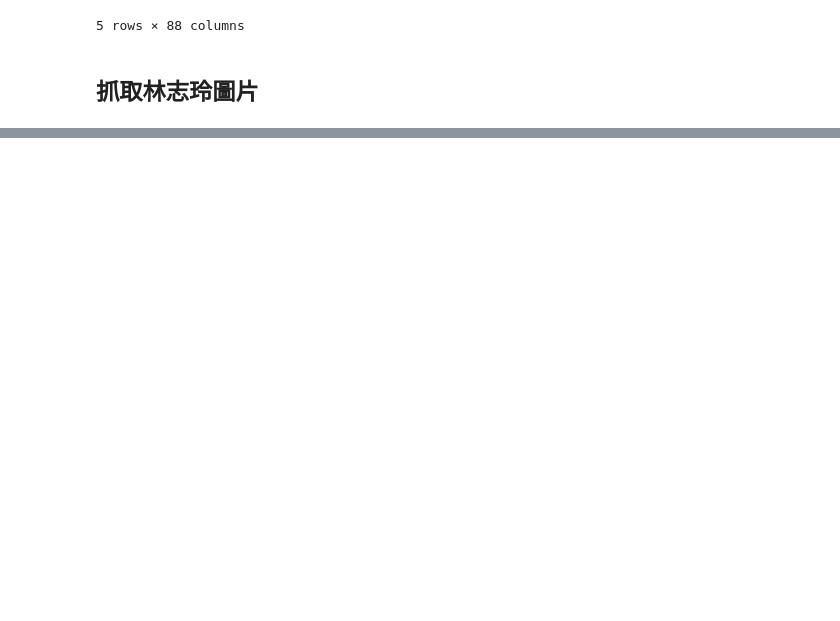
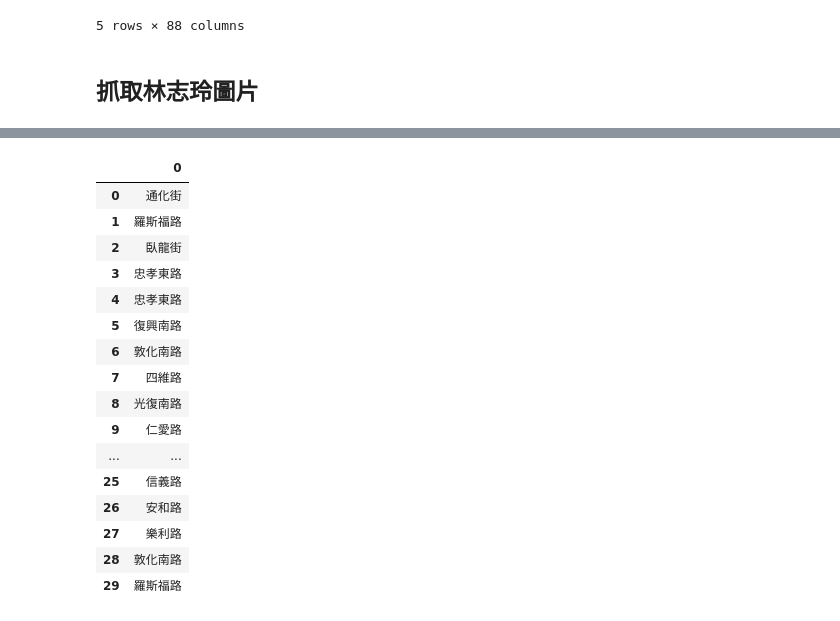
Before and after one commit to ywchiu/transglobepy, a Jupyter notebook: Demo20190614.ipynb, the cells around one changed output, grey strips where cells are left out. Saved outputs shown, nothing was run; the diff lists cells and outputs as text; code cells hidden in the pictures; blank space fills up the shorter version.

```diff
--- a/Demo20190614.ipynb
+++ b/Demo20190614.ipynb
@@ -193,0 +450,20 @@ for e in soup.select('img'):
+# %%
+df['address'].str.extract('(.*?[路街]).*')
+# %% [output]
+|  | 0 |
+| 0 | 通化街 |
+| 1 | 羅斯福路 |
+| 2 | 臥龍街 |
+| 3 | 忠孝東路 |
+| 4 | 忠孝東路 |
+| 5 | 復興南路 |
+| 6 | 敦化南路 |
+| 7 | 四維路 |
+| 8 | 光復南路 |
+| 9 | 仁愛路 |
+| ... | ... |
+| 25 | 信義路 |
+| 26 | 安和路 |
+| 27 | 樂利路 |
+| 28 | 敦化南路 |
+| 29 | 羅斯福路 |
```
Also changed, not shown: parts of 50 cells of this notebook, 1 other file.
